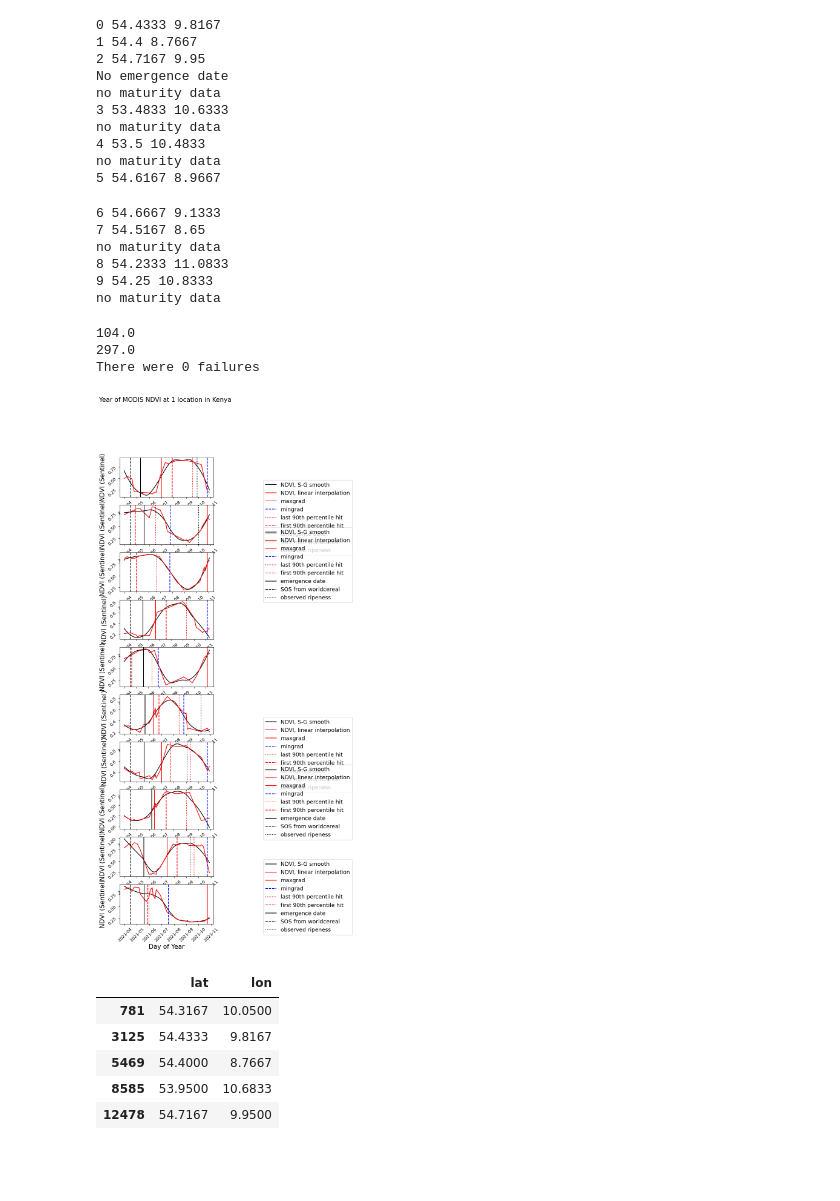
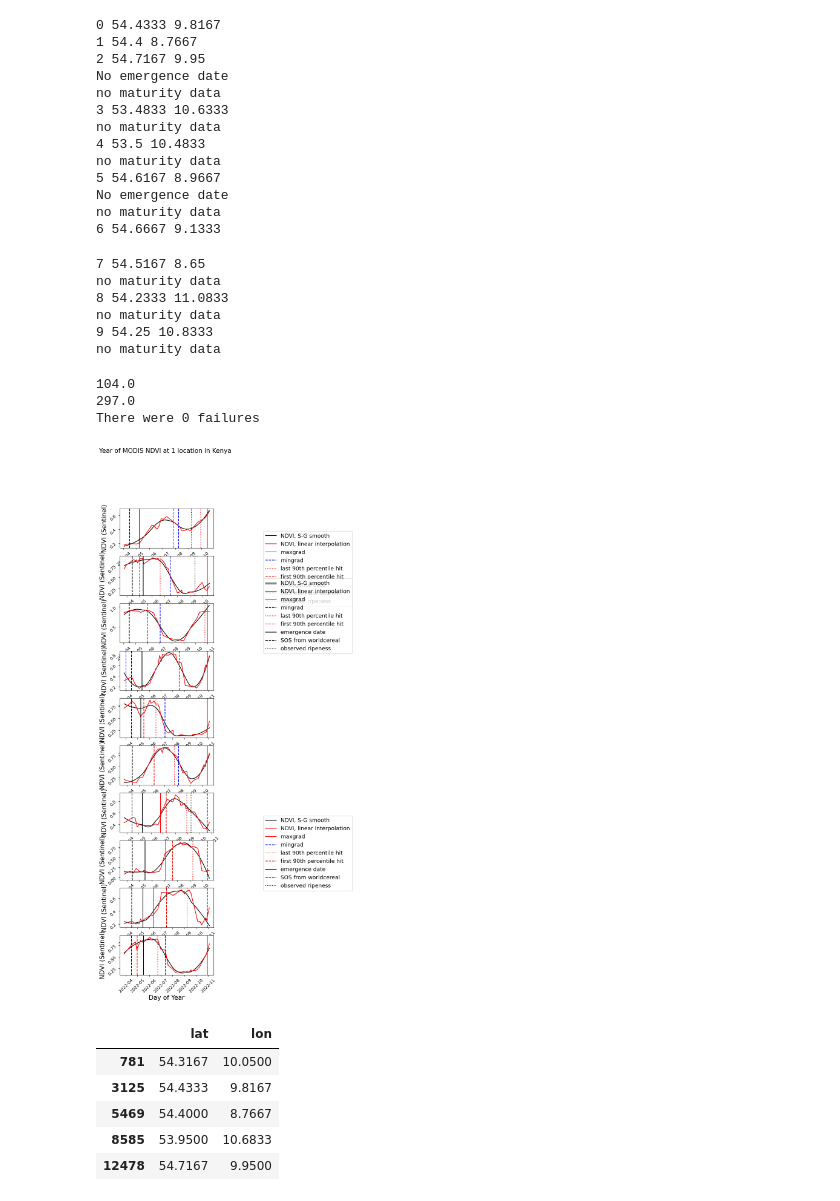
Before and after one commit to MartinP556/Satellite_Feature_Extraction, a Jupyter notebook: first_try_logit2.ipynb, the cells around one changed output. Cells and saved outputs as stored; diff of their text form; code cells hidden in the pictures; blank space fills up the shorter version.

```diff
--- a/first_try_logit2.ipynb
+++ b/first_try_logit2.ipynb
@@ -132,7 +132,7 @@ def LSP_at_stations(ds, start_year, end_year, LSP_method = 'double_logistic', in
 for first_in_file in np.arange(0, 825, 25):
     print(f'File {first_in_file}')
     try:
-        ds = pd.read_csv(f'C:\\Users\\wlwc1989\\Documents\\Phenology_Test_Notebooks\\earth_engine_MP\\Saved_files\\Sentinel\\Germany\\satdata{first_in_file}.csv')
+        ds = pd.read_csv(f'C:\\Users\\wlwc1989\\Documents\\Phenology_Test_Notebooks\\earth_engine_MP\\Saved_files\\Sentinel\\Germany4\\satdata{first_in_file}.csv')
     except:
         continue
     ds = ds.where(ds['NDVI'] != -9999).dropna()
@@ -228,7 +196,7 @@ ds_station_year = data_cleaning.restrict_to_growing_season(ds_station, year, ds_
 # %%
 LSP_times.to_csv('C:\\Users\\wlwc1989\\Documents\\Phenology_Test_Notebooks\\phenology_dwd\\results_for_comparing\\LSP_times.csv')
 # %%
-def plot_many_NDVI_curves(ds, year, font_size = 15, interp_method = 'linear', curve = 'double_logistic', window_length=50, polyorder=2): #shift = 0,
+def plot_many_NDVI_curves(ds, year, font_size = 15, interp_method = 'linear', curve = 'double_logistic', window_length=50, polyorder=2, variable_name = 'NDVI'): #shift = 0,
     fig, axs = plt.subplots(10, 1, figsize = (4, 20))
     location_index = 0
     #shift = 0
@@ -252,7 +220,7 @@ def plot_many_NDVI_curves(ds, year, font_size = 15, interp_method = 'linear', cu
         Times = (ds_interpolated['time'] - ds_interpolated['time'].min()).dt.days.values
         Tighter_times = np.arange(Times[0], Times[-1])
         #print(Times.shape, Tighter_times.shape)
-        NDVIs = ds_interpolated['NDVI'].values
+        NDVIs = ds_interpolated[variable_name].values
         first_date = pd.DatetimeIndex(ds_interpolated['time']).min()
         try:
             if curve == 'spline':
@@ -312,0 +331,18 @@ def plot_many_NDVI_curves(ds, year, font_size = 15, interp_method = 'linear', cu
+# %%
+ds_list = []
+for start_index in range(0, 25, 25):
+    ds_list.append(pd.read_csv(f'C:\\Users\\wlwc1989\\Documents\\Phenology_Test_Notebooks\\earth_engine_MP\\Saved_files\\Sentinel\\Germany\\satdata{start_index}.csv'))
+ds = pd.concat(ds_list, axis = 0)
+#ds = pd.concat([ds1, ds2, ds3], axis = 0)
+ds = ds.where(ds['NDVI'] != -9999).dropna()
+ds = ds.where(ds['reducer'] == 'median').dropna()
+ds['date'] = pd.to_datetime(ds['date'])
+ds['year'] = ds['date'].dt.year
+obs_data = pd.read_csv('C:\\Users\\wlwc1989\\Documents\\Phenology_Test_Notebooks\\phenology_dwd\\results_for_comparing\\observed_times.csv')
+obs_data = obs_data.drop(columns=['Unnamed: 0', 'lat', 'lon'])
+obs_data = obs_data.rename(columns={'Stations_id':'Stations_Id', 'Referenzjahr': 'year'})
+ds = data_cleaning.add_EOS_to_df(ds)
+ds = data_cleaning.add_SOS_to_df(ds)
+ds = pd.merge(ds, obs_data, on=['Stations_Id', 'year'], how = 'outer')
+ds['NDVI2'] = normalized_difference(ds['B8'], ds['B4'])
+plot_long_NDVI_curves(ds, 2019, 2022, font_size = 15, window_length=95, variable_name='NDVI2')
@@ -321,36 +409,40 @@ ds = ds.where(ds['reducer'] == 'median').dropna()
 ds['date'] = pd.to_datetime(ds['date'])
 ds['year'] = ds['date'].dt.year
 obs_data = pd.read_csv('C:\\Users\\wlwc1989\\Documents\\Phenology_Test_Notebooks\\phenology_dwd\\results_for_comparing\\observed_times.csv')
 obs_data = obs_data.drop(columns=['Unnamed: 0', 'lat', 'lon'])
 obs_data = obs_data.rename(columns={'Stations_id':'Stations_Id', 'Referenzjahr': 'year'})
 ds = data_cleaning.add_EOS_to_df(ds)
 ds = data_cleaning.add_SOS_to_df(ds)
 ds = pd.merge(ds, obs_data, on=['Stations_Id', 'year'], how = 'outer')
+ds['NDVI2'] = normalized_difference(ds['B8'], ds['B4'])
 #ds['NDVI'] = (ds['median sur_refl_b02'] - ds['median sur_refl_b01'])/(ds['median sur_refl_b02'] + ds['median sur_refl_b01'])
 #ds['NDVI'] = normalized_difference(ds['median B8'], ds['median B4'])
 #station = ds['Stations_Id'].unique()[0]
-plot_many_NDVI_curves(ds, 2021, font_size = 15, curve='spline', window_length=95)
+plot_many_NDVI_curves(ds, 2022, font_size = 15, curve='spline', window_length=95, variable_name='NDVI2')
 # %% [output]
 0 54.4333 9.8167
 1 54.4 8.7667
 2 54.7167 9.95
 No emergence date
 no maturity data
 3 53.4833 10.6333
 no maturity data
 4 53.5 10.4833
 no maturity data
 5 54.6167 8.9667
+No emergence date
+no maturity data
+6 54.6667 9.1333
-6 54.6667 9.1333
 7 54.5167 8.65
 no maturity data
 8 54.2333 11.0833
+no maturity data
 9 54.25 10.8333
 no maturity data
 104.0
 297.0
 There were 0 failures
-[figure, old version]
+[figure, new version]
 # %%
 ds1.where(ds1['reducer'] == 'median').dropna().loc[:, ['lat', 'lon']].drop_duplicates()
 # %% [output]
```
Also changed, not shown: parts of 7 cells of this notebook.
